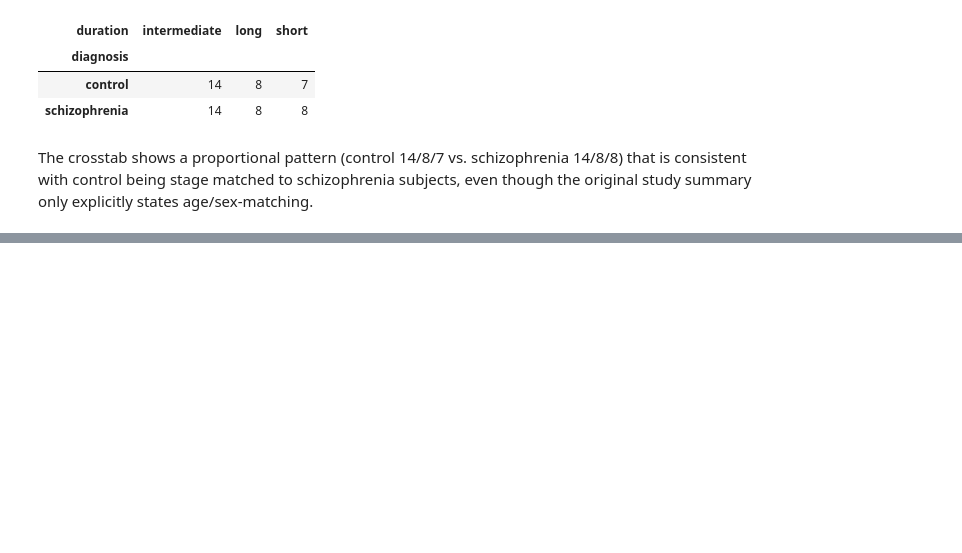
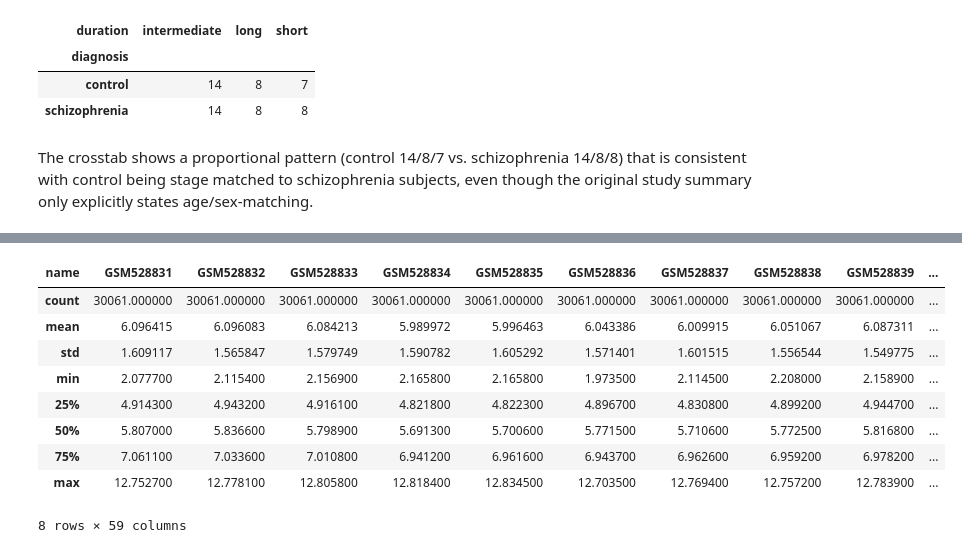
Before and after one commit to joshuasim/schizophrenia-pathway-classifier, a Jupyter notebook: notebooks/01_eda.ipynb, the cells around one changed output, grey strips where cells are left out. Cells and saved outputs as stored; diff of their text form; code cells hidden in the pictures; blank space fills up the shorter version.

Commit message:
WIP: expression matrix markdowns

```diff
--- a/notebooks/01_eda.ipynb
+++ b/notebooks/01_eda.ipynb
@@ -149,0 +216,3 @@ The crosstab shows a proportional pattern (control 14/8/7 vs. schizophrenia 14/8
+# %%
+exp_matrix = gse.pivot_samples(values='VALUE')
+exp_matrix.head()
@@ -149,0 +252,13 @@ The crosstab shows a proportional pattern (control 14/8/7 vs. schizophrenia 14/8
+# %%
+exp_matrix.describe()
+# %% [output]
+| name | GSM528831 | GSM528832 | GSM528833 | GSM528834 | GSM528835 | GSM528836 | GSM528837 | GSM528838 | GSM528839 | ... |
+| count | 30061.000000 | 30061.000000 | 30061.000000 | 30061.000000 | 30061.000000 | 30061.000000 | 30061.000000 | 30061.000000 | 30061.000000 | ... |
+| mean | 6.096415 | 6.096083 | 6.084213 | 5.989972 | 5.996463 | 6.043386 | 6.009915 | 6.051067 | 6.087311 | ... |
+| std | 1.609117 | 1.565847 | 1.579749 | 1.590782 | 1.605292 | 1.571401 | 1.601515 | 1.556544 | 1.549775 | ... |
+| min | 2.077700 | 2.115400 | 2.156900 | 2.165800 | 2.165800 | 1.973500 | 2.114500 | 2.208000 | 2.158900 | ... |
+| 25% | 4.914300 | 4.943200 | 4.916100 | 4.821800 | 4.822300 | 4.896700 | 4.830800 | 4.899200 | 4.944700 | ... |
+| 50% | 5.807000 | 5.836600 | 5.798900 | 5.691300 | 5.700600 | 5.771500 | 5.710600 | 5.772500 | 5.816800 | ... |
+| 75% | 7.061100 | 7.033600 | 7.010800 | 6.941200 | 6.961600 | 6.943700 | 6.962600 | 6.959200 | 6.978200 | ... |
+| max | 12.752700 | 12.778100 | 12.805800 | 12.818400 | 12.834500 | 12.703500 | 12.769400 | 12.757200 | 12.783900 | ... |
+8 rows × 59 columns
```
Also changed, not shown: parts of 20 cells of this notebook.
